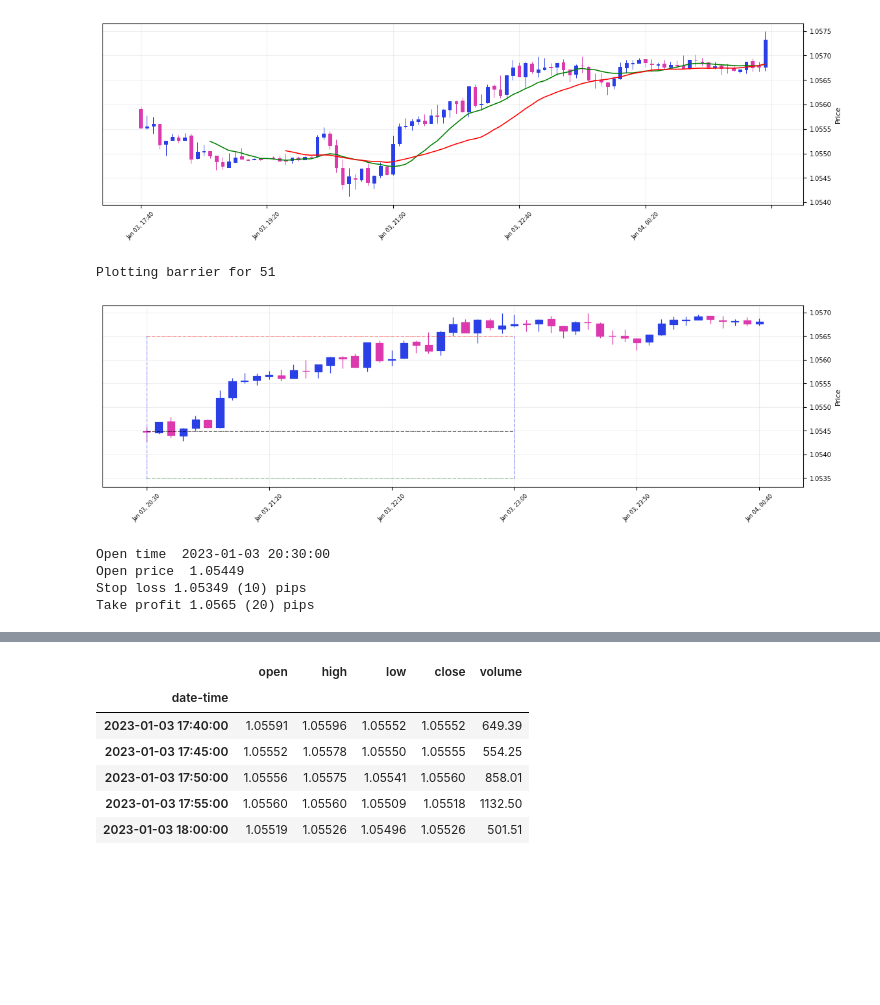
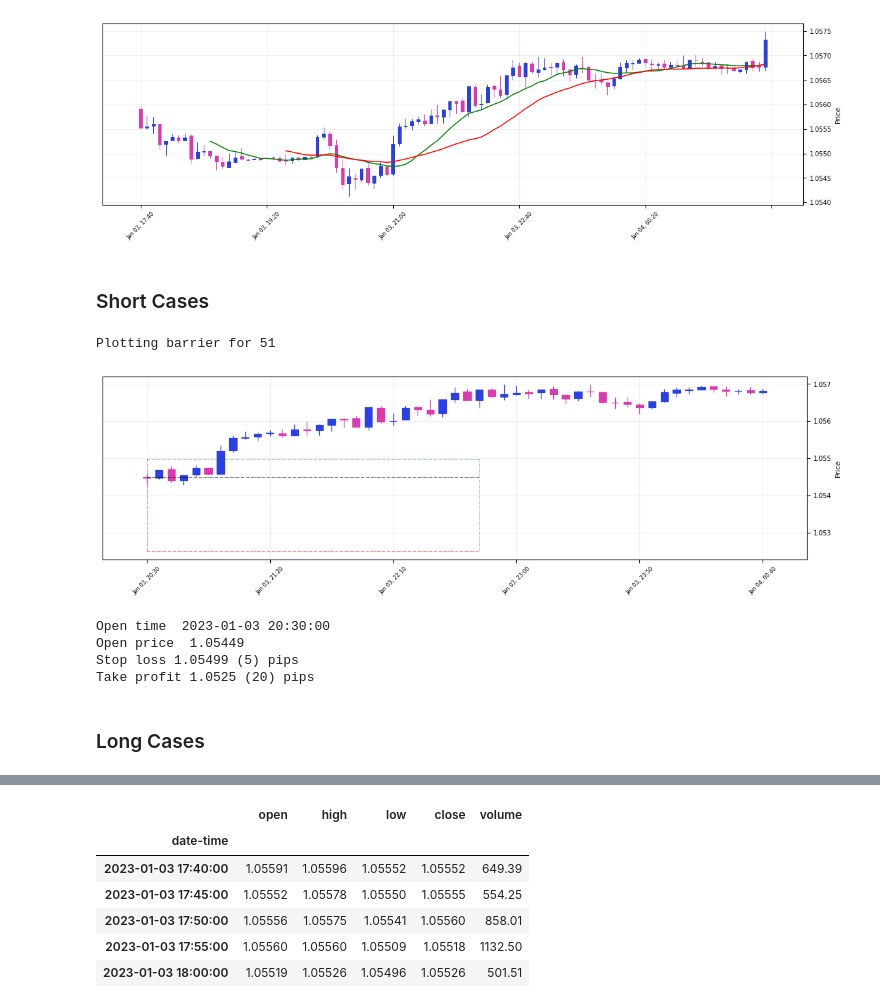
Before and after one commit to mchiuminatto/triple_barrier, a Jupyter notebook: docs/test-triple-barrier-plotting.ipynb, the cells around one changed output, grey strips where cells are left out. Cells and saved outputs as stored; diff of their text form; code cells hidden in the pictures; blank space fills up the shorter version.

Commit message:
DONE add test for stop loss and take profit levels
Signed-off-by: marcello chiuminatto <mchiuminatto@gmail.com>

```diff
--- a/docs/test-triple-barrier-plotting.ipynb
+++ b/docs/test-triple-barrier-plotting.ipynb
@@ -28,14 +28,17 @@ plot_tb = PlotTripleBarrier(df.open,
                            df.low,
                            df.close,
                            4)
+# %% [markdown]
+### Short Cases
 # %%
 pip_position = 4
-pip_factor = 10**-4
+pip_factor = 10**-pip_position
 open_period = "2023-01-03 20:30:00"
+time_barrier = "2023-01-03 22:45:00"
 open_price = df.open[open_period]
-trade_side = TradeSide.BUY
+trade_side = TradeSide.SELL
 
-stop_loss_width = 10
+stop_loss_width = 5
 take_profit_width = 20
 
 stop_loss = round(open_price - trade_side.value * stop_loss_width*pip_factor, pip_position + 1)
@@ -43,18 +46,20 @@ take_profit = round(open_price + trade_side.value * take_profit_width*pip_factor
 # %%
 plot_tb.plot(entry_period=open_period,
              stop_loss_level=stop_loss,
              take_profit_level=take_profit,
-             time_barrier_datetime="2023-01-03 23:00:00",
+             time_barrier_datetime=time_barrier,
              )
 
 print("Open time ", open_period)
 print("Open price ", open_price)
 print(f"Stop loss {stop_loss} ({stop_loss_width}) pips")
 print(f"Take profit {take_profit} ({take_profit_width}) pips")
 # %% [output]
 Plotting barrier for 51
-[figure, old version]
+[figure, new version]
 Open time  2023-01-03 20:30:00
 Open price  1.05449
-Stop loss 1.05349 (10) pips
-Take profit 1.0565 (20) pips
+Stop loss 1.05499 (5) pips
+Take profit 1.0525 (20) pips
+# %% [markdown]
+### Long Cases
```
Also changed, not shown: parts of 2 cells of this notebook, 10 other files.
